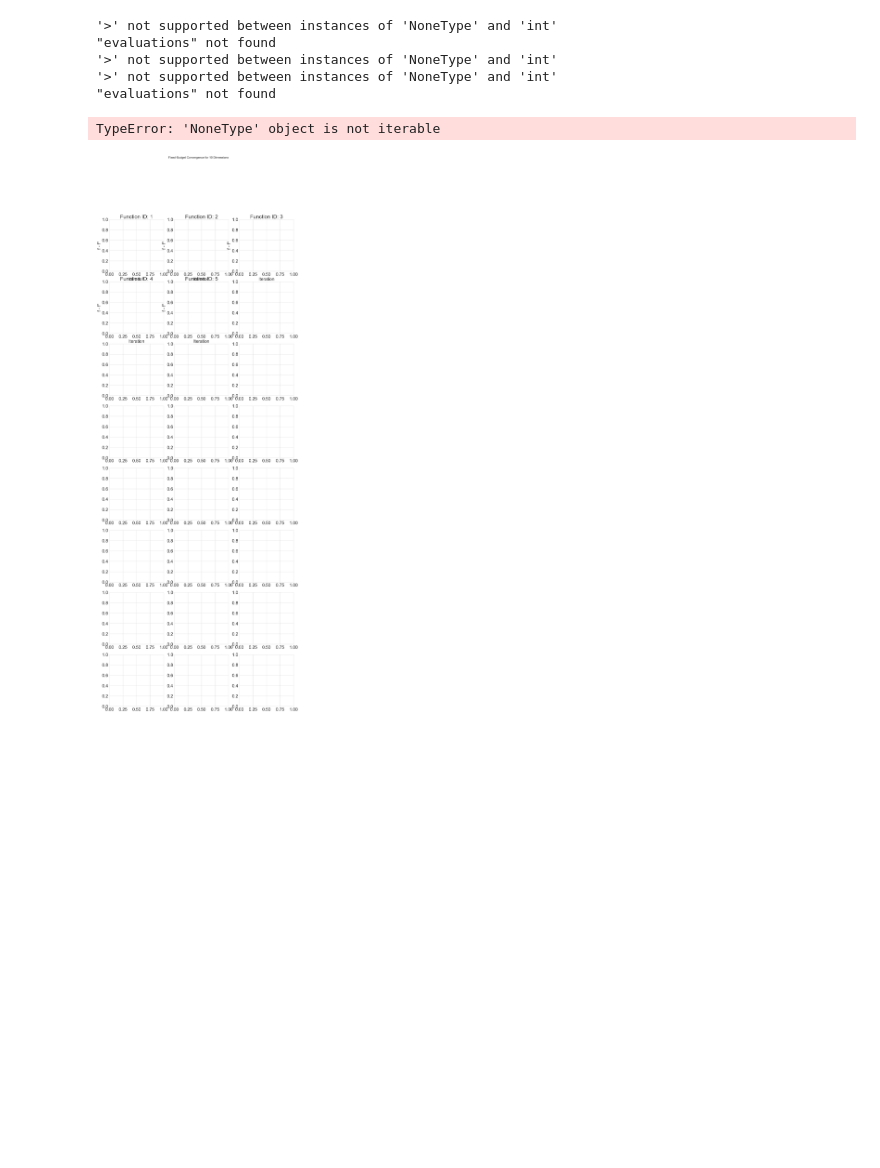
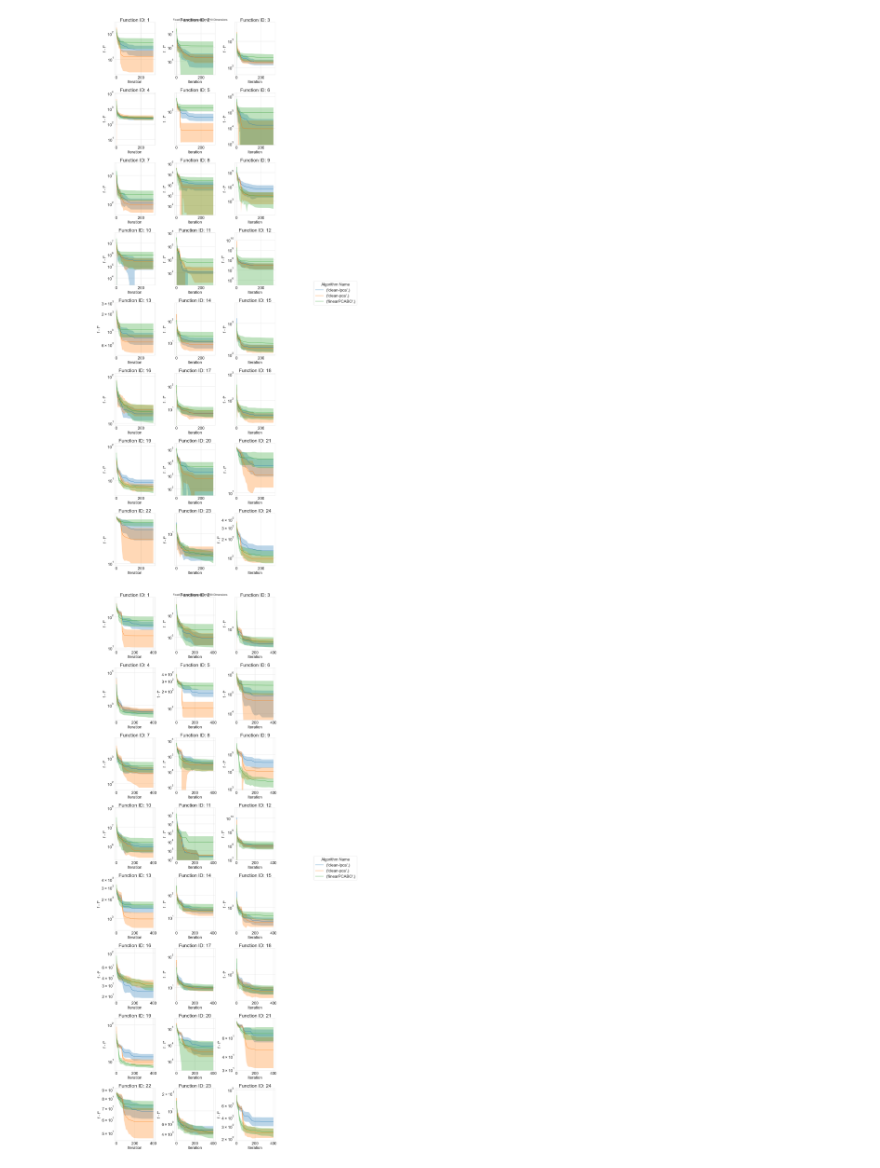
Before and after one commit to IvanBanny/para-ortho-pca-bo, a Jupyter notebook: Adela_visualizations/plots.ipynb, the cells around one changed output. Cells and saved outputs as stored; diff of their text form; code cells hidden in the pictures; blank space fills up the shorter version.

Commit message:
working on plots

```diff
--- a/Adela_visualizations/plots.ipynb
+++ b/Adela_visualizations/plots.ipynb
@@ -3,6 +3,8 @@ import iohinspector
 
 manager = iohinspector.DataManager()
 manager.add_folder(f"experiments_20250531_233020")
+manager.add_folder(f"experiments_20250603_184706")
+manager.add_folder(f"plot-experiments/PCA-BO")
 # %%
 manager.overview
 # %% [output]
@@ -159,8 +161,8 @@ def single_function_fixedbudget(
     if scale_ylog:
         ax.set_yscale("log")
 
-    if not maximization:
-        ax.set_xlim(ax.get_xlim()[::-1])
+    # if not maximization:
+    #     ax.set_xlim(ax.get_xlim()[::-1])
 
     if ax is None and file_name:
         fig.tight_layout()
@@ -198,7 +200,7 @@ for dimension in dimensions:
     # Loop through function IDs
     for idx, func_id in enumerate(function_ids):
         #try:
-        selection = manager.select(function_ids=[func_id], dimensions=[dimension], algorithms=['clean-lpca'])
+        selection = manager.select(function_ids=[func_id], dimensions=[dimension])
         df = load(selection, False, True)
         #except:
         #    continue
@@ -213,43 +215,38 @@ for dimension in dimensions:
         # g = sns.lineplot(data=df_hv.to_pandas(), x='evaluations', y=hv_indicator.var_name,
         #                  hue='algorithm_name', ax=axes_flat[idx])
         try:
-            single_function_fixedbudget(df, ax=axes_flat[idx], measures=["min", "max", "mean"])
+            single_function_fixedbudget(df, ax=axes_flat[idx], measures=["min", "max", "mean"], x_max=200 + 10 * dimension, scale_ylog=True)
         except (Exception) as e:
             print(e)
 
         # Store handles and labels from first plot only
         if idx == 0:
             all_handles, all_labels = axes_flat[idx].get_legend_handles_labels()
 
         # Remove individual legend from each subplot
         # axes_flat[idx].get_legend().remove()
 
         axes_flat[idx].set_title(f'Function ID: {func_id}')
         axes_flat[idx].set_xlabel('Iteration')
         axes_flat[idx].set_ylabel(f'f - f*')
 
     # Remove empty subplots if any
     for idx in range(len(function_ids), len(axes_flat)):
         fig.delaxes(axes_flat[idx])
 
     # Add single shared legend for entire figure
     fig.legend(all_handles, all_labels,
                bbox_to_anchor=(1.02, 0.5),  # Position legend to the right of all subplots
                loc='center left',  # Anchor the legend on its left side
                title='Algorithm Name',  # Add a title to the legend
                fontsize='medium',  # Control font size
                title_fontsize='medium')  # Control title font size
 
     # Adjust layout to prevent overlapping while leaving space for legend
     plt.tight_layout()
     # Adjust figure to make room for the legend
     fig.subplots_adjust(right=0.85)  # Adjust this value to change legend position
     plt.show()
 # %% [output]
-'>' not supported between instances of 'NoneType' and 'int'
-"evaluations" not found
-'>' not supported between instances of 'NoneType' and 'int'
-'>' not supported between instances of 'NoneType' and 'int'
-"evaluations" not found
-TypeError: 'NoneType' object is not iterable
-[figure, old version]
+[figure, new version]
+[figure, added]
```
Also changed, not shown: parts of 2 cells of this notebook, 9 other files.
